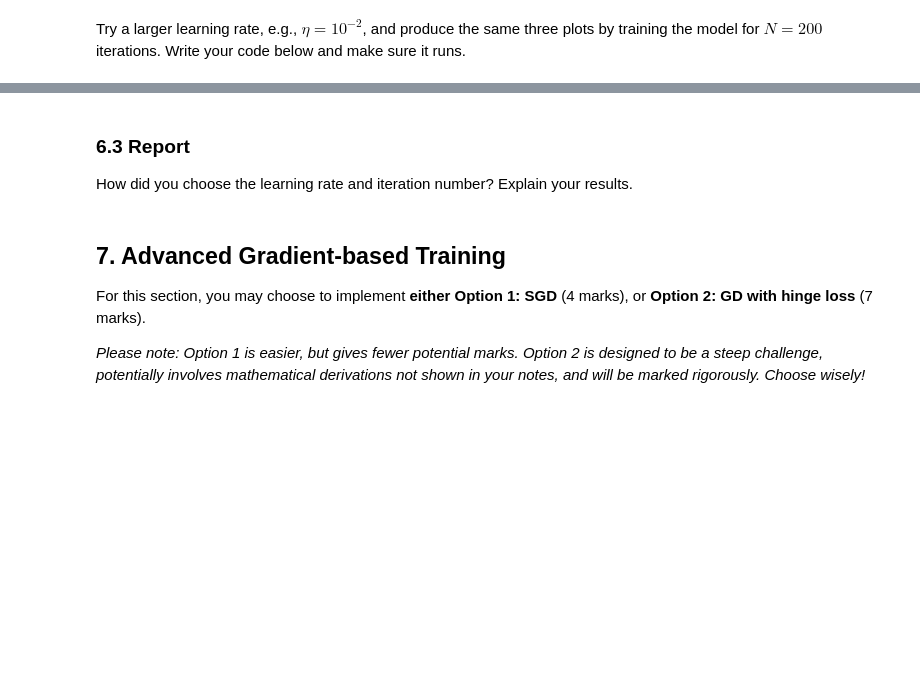
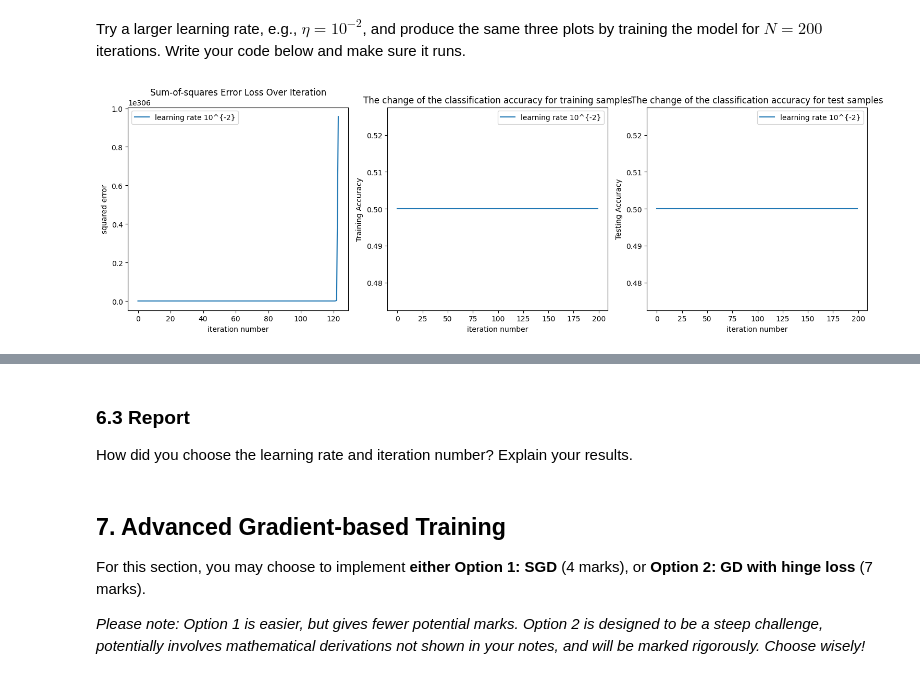
Before and after one commit to Ray7788/MachineLearning, a Jupyter notebook: Lab3_S/24112-Lab2-S-Practice2.ipynb, the cells around one changed output, grey strips where cells are left out. Saved outputs shown, nothing was run; the diff lists cells and outputs as text; code cells hidden in the pictures; blank space fills up the shorter version.

```diff
--- a/Lab3_S/24112-Lab2-S-Practice2.ipynb
+++ b/Lab3_S/24112-Lab2-S-Practice2.ipynb
@@ -554,5 +528,18 @@ Try a larger learning rate, e.g., $\eta=10^{-2}$, and produce the same three plo
 # %%
 from sklearn.preprocessing import Normalizer, MinMaxScaler, RobustScaler
 tr_data2, tr_label2, te_data2, te_label2 = clarify_subject_1_30(data,labels,3)
 cost_all2, w_all2 = lls_gd_train(tr_data2, tr_label2, 200, 10**(-2))
 cost_all2 = np.array(cost_all2).reshape(-1,1)
+accuracyListGdTrain2, accuracyListGdTest2 = accuracy_pro(w_all2, tr_data2, tr_label2, te_data2, te_label2)
+# # normalize the scaled cost_all using Normalizer
+# transformer = Normalizer().fit(cost_all)
+# transformer.transform(cost_all)
+# # scale cost_all to be between 0 and 1
+# # scaler = MinMaxScaler()
+# # threshold = 1e30
+# # cost_all = np.clip(cost_all, -threshold, threshold)
+# scaler = RobustScaler
+# cost_all = scaler.fit_transform(cost_all)
+plot_maker(A="learning rate 10^{-2}",cost_allA=cost_all2,accuracyListTrainA=accuracyListGdTrain2,accuracyListTestA=accuracyListGdTest2)
+# %% [output]
+[figure, added]
```
Also changed, not shown: parts of 23 cells of this notebook.
